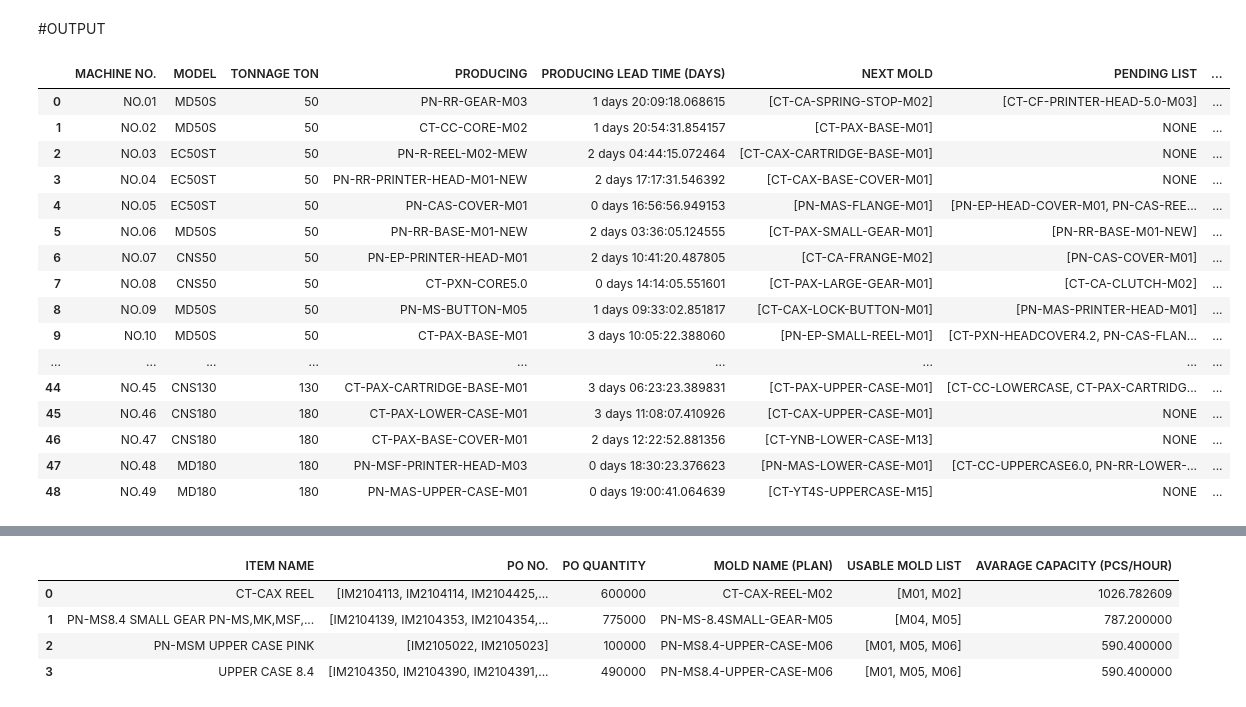
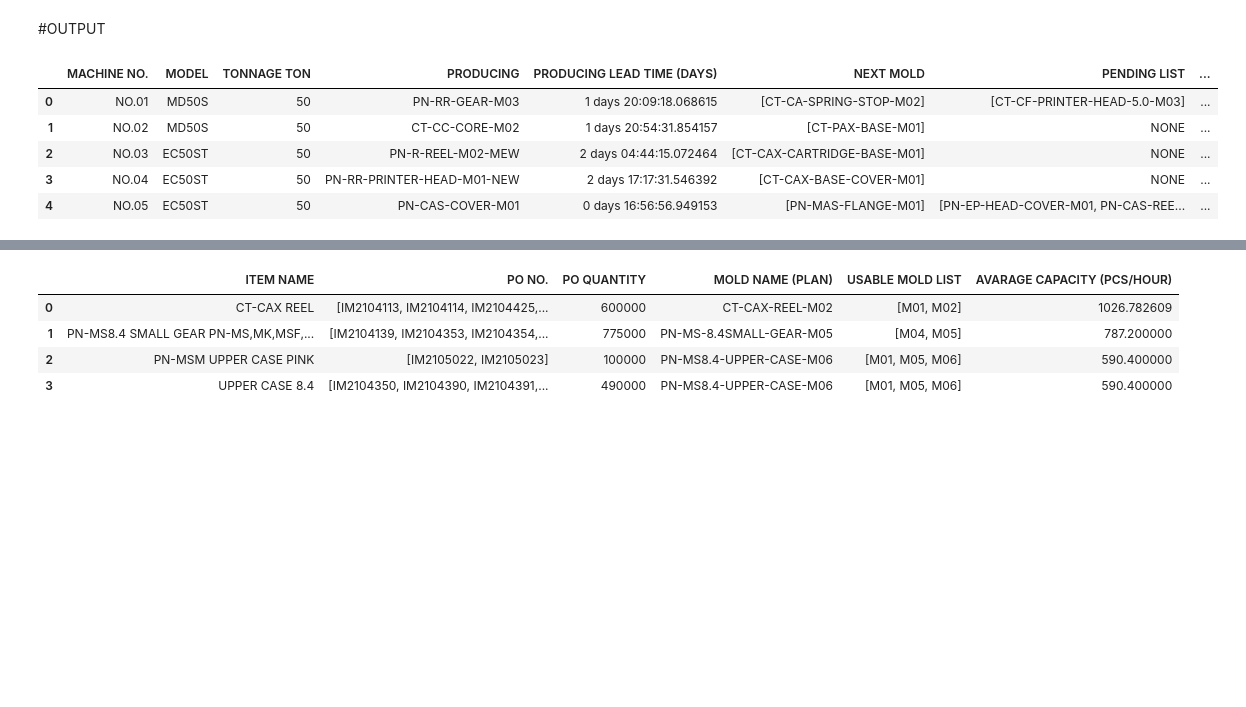
Before and after one commit to ThuyHaLE/ThuyHaLE, a Jupyter notebook: Recommendation_production_planning.ipynb, the cells around one changed output, grey strips where cells are left out. Saved outputs shown, nothing was run; the diff lists cells and outputs as text; code cells hidden in the pictures; blank space fills up the shorter version.

```diff
--- a/Recommendation_production_planning.ipynb
+++ b/Recommendation_production_planning.ipynb
@@ -869,24 +785,13 @@ pending_plastic_plan = prepare_plastic_for_next_items(new_production_plan_with_p
 #OUTPUT
 # %%
 #Final_mold_plan
-new_mold_plan_with_priority
+new_mold_plan_with_priority.head()
 # %% [output]
 |  | MACHINE NO. | MODEL | TONNAGE TON | PRODUCING | PRODUCING LEAD TIME (DAYS) | NEXT MOLD | PENDING LIST | ... |
 | 0 | NO.01 | MD50S | 50 | PN-RR-GEAR-M03 | 1 days 20:09:18.068615 | [CT-CA-SPRING-STOP-M02] | [CT-CF-PRINTER-HEAD-5.0-M03] | ... |
 | 1 | NO.02 | MD50S | 50 | CT-CC-CORE-M02 | 1 days 20:54:31.854157 | [CT-PAX-BASE-M01] | NONE | ... |
 | 2 | NO.03 | EC50ST | 50 | PN-R-REEL-M02-MEW | 2 days 04:44:15.072464 | [CT-CAX-CARTRIDGE-BASE-M01] | NONE | ... |
 | 3 | NO.04 | EC50ST | 50 | PN-RR-PRINTER-HEAD-M01-NEW | 2 days 17:17:31.546392 | [CT-CAX-BASE-COVER-M01] | NONE | ... |
 | 4 | NO.05 | EC50ST | 50 | PN-CAS-COVER-M01 | 0 days 16:56:56.949153 | [PN-MAS-FLANGE-M01] | [PN-EP-HEAD-COVER-M01, PN-CAS-REE... | ... |
-| 5 | NO.06 | MD50S | 50 | PN-RR-BASE-M01-NEW | 2 days 03:36:05.124555 | [CT-PAX-SMALL-GEAR-M01] | [PN-RR-BASE-M01-NEW] | ... |
-| 6 | NO.07 | CNS50 | 50 | PN-EP-PRINTER-HEAD-M01 | 2 days 10:41:20.487805 | [CT-CA-FRANGE-M02] | [PN-CAS-COVER-M01] | ... |
-| 7 | NO.08 | CNS50 | 50 | CT-PXN-CORE5.0 | 0 days 14:14:05.551601 | [CT-PAX-LARGE-GEAR-M01] | [CT-CA-CLUTCH-M02] | ... |
-| 8 | NO.09 | MD50S | 50 | PN-MS-BUTTON-M05 | 1 days 09:33:02.851817 | [CT-CAX-LOCK-BUTTON-M01] | [PN-MAS-PRINTER-HEAD-M01] | ... |
-| 9 | NO.10 | MD50S | 50 | CT-PAX-BASE-M01 | 3 days 10:05:22.388060 | [PN-EP-SMALL-REEL-M01] | [CT-PXN-HEADCOVER4.2, PN-CAS-FLAN... | ... |
-| ... | ... | ... | ... | ... | ... | ... | ... | ... |
-| 44 | NO.45 | CNS130 | 130 | CT-PAX-CARTRIDGE-BASE-M01 | 3 days 06:23:23.389831 | [CT-PAX-UPPER-CASE-M01] | [CT-CC-LOWERCASE, CT-PAX-CARTRIDG... | ... |
-| 45 | NO.46 | CNS180 | 180 | CT-PAX-LOWER-CASE-M01 | 3 days 11:08:07.410926 | [CT-CAX-UPPER-CASE-M01] | NONE | ... |
-| 46 | NO.47 | CNS180 | 180 | CT-PAX-BASE-COVER-M01 | 2 days 12:22:52.881356 | [CT-YNB-LOWER-CASE-M13] | NONE | ... |
-| 47 | NO.48 | MD180 | 180 | PN-MSF-PRINTER-HEAD-M03 | 0 days 18:30:23.376623 | [PN-MAS-LOWER-CASE-M01] | [CT-CC-UPPERCASE6.0, PN-RR-LOWER-... | ... |
-| 48 | NO.49 | MD180 | 180 | PN-MAS-UPPER-CASE-M01 | 0 days 19:00:41.064639 | [CT-YT4S-UPPERCASE-M15] | NONE | ... |
 # %%
 #Final_production_plan
```
Also changed, not shown: parts of 12 cells of this notebook.
